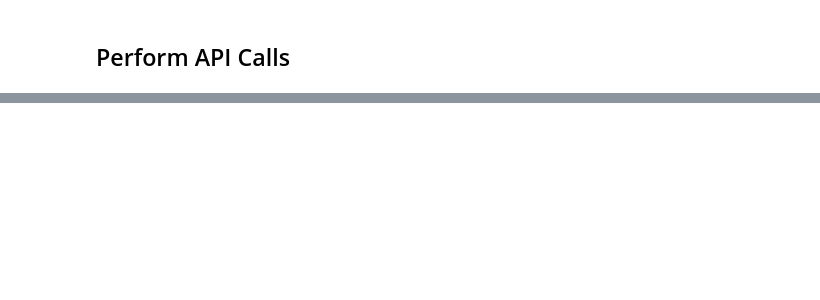
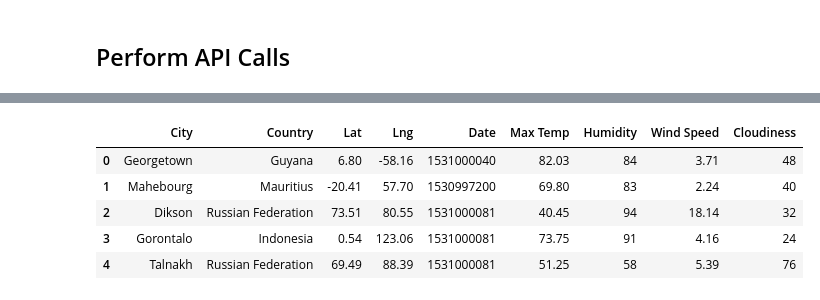
Before and after one commit to KCKaiser/homework_api_06, a Jupyter notebook: WeatherPy.ipynb, the cells around one changed output, grey strips where cells are left out. Drawn from its saved outputs; the diff is of its cells as text; code cells hidden in the pictures; blank space fills up the shorter version.

```diff
--- a/WeatherPy.ipynb
+++ b/WeatherPy.ipynb
@@ -188,3 +179,13 @@ cities_df.head()
+# %%
+cities_df.to_csv(output_data_file, index=False, header=True)
+cities_df.head()
+# %% [output]
+|  | City | Country | Lat | Lng | Date | Max Temp | Humidity | Wind Speed | Cloudiness |
+| 0 | Georgetown | Guyana | 6.80 | -58.16 | 1531000040 | 82.03 | 84 | 3.71 | 48 |
+| 1 | Mahebourg | Mauritius | -20.41 | 57.70 | 1530997200 | 69.80 | 83 | 2.24 | 40 |
+| 2 | Dikson | Russian Federation | 73.51 | 80.55 | 1531000081 | 40.45 | 94 | 18.14 | 32 |
+| 3 | Gorontalo | Indonesia | 0.54 | 123.06 | 1531000081 | 73.75 | 91 | 4.16 | 24 |
+| 4 | Talnakh | Russian Federation | 69.49 | 88.39 | 1531000081 | 51.25 | 58 | 5.39 | 76 |
 # %%
 date = max(cities_df["Date"])
 
```
Also changed, not shown: parts of 8 cells of this notebook, 5 other files.
